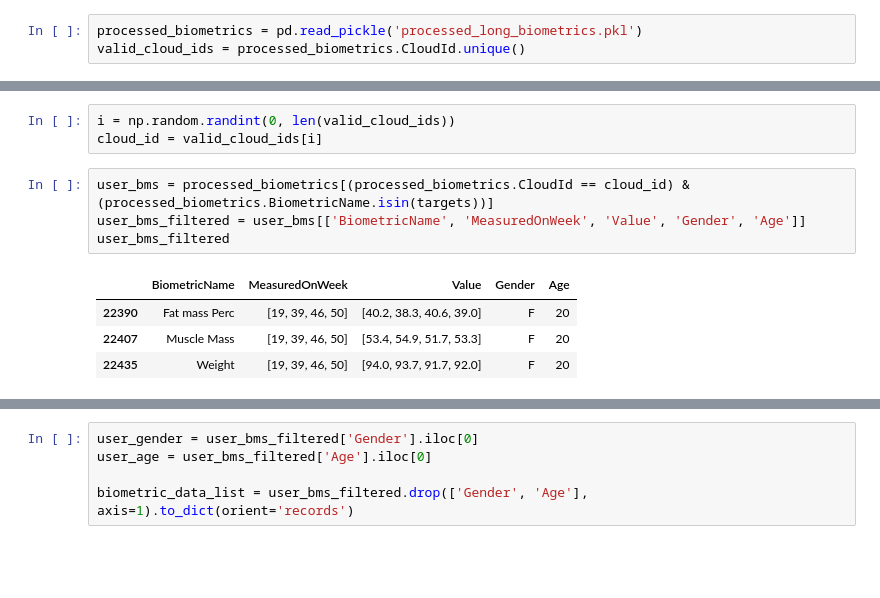
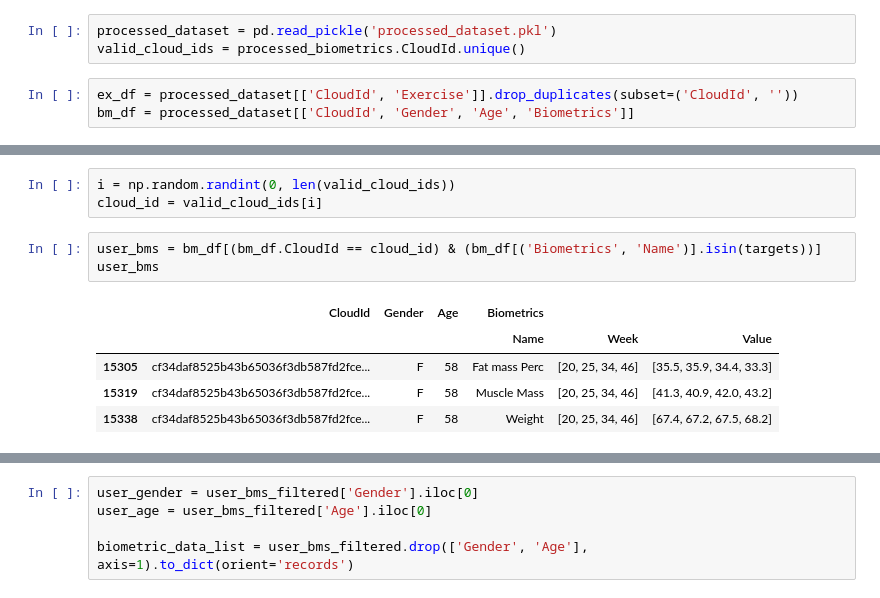
Before and after one commit to ariskoutris/biodash, a Jupyter notebook: forecasting-model/model_training.ipynb, the cells around one changed output, grey strips where cells are left out. Cells and saved outputs as stored; diff of their text form; blank space fills up the shorter version.

```diff
--- a/forecasting-model/model_training.ipynb
+++ b/forecasting-model/model_training.ipynb
@@ -373,19 +480,22 @@ plt.show()
 # %% [markdown]
 # Get a user's data
 # %%
-processed_biometrics = pd.read_pickle('processed_long_biometrics.pkl')
+processed_dataset = pd.read_pickle('processed_dataset.pkl')
 valid_cloud_ids = processed_biometrics.CloudId.unique()
+# %%
+ex_df = processed_dataset[['CloudId', 'Exercise']].drop_duplicates(subset=('CloudId', ''))
+bm_df = processed_dataset[['CloudId', 'Gender', 'Age', 'Biometrics']]
 # %%
 targets = ['Weight', 'Fat mass Perc', 'Muscle Mass', 'HR at Rest']
 # %%
 i = np.random.randint(0, len(valid_cloud_ids))
 cloud_id = valid_cloud_ids[i]
-# %%
-user_bms = processed_biometrics[(processed_biometrics.CloudId == cloud_id) & (processed_biometrics.BiometricName.isin(targets))]
-user_bms_filtered = user_bms[['BiometricName', 'MeasuredOnWeek', 'Value', 'Gender', 'Age']]
-user_bms_filtered
-# %% [output]
-|  | BiometricName | MeasuredOnWeek | Value | Gender | Age |
-| 22390 | Fat mass Perc | [19, 39, 46, 50] | [40.2, 38.3, 40.6, 39.0] | F | 20 |
-| 22407 | Muscle Mass | [19, 39, 46, 50] | [53.4, 54.9, 51.7, 53.3] | F | 20 |
-| 22435 | Weight | [19, 39, 46, 50] | [94.0, 93.7, 91.7, 92.0] | F | 20 |
+# %%
+user_bms = bm_df[(bm_df.CloudId == cloud_id) & (bm_df[('Biometrics', 'Name')].isin(targets))]
+user_bms
+# %% [output]
+|  | CloudId | Gender | Age | Biometrics |  |  |
+|  |  |  |  | Name | Week | Value |
+| 15305 | cf34daf8525b43b65036f3db587fd2fce... | F | 58 | Fat mass Perc | [20, 25, 34, 46] | [35.5, 35.9, 34.4, 33.3] |
+| 15319 | cf34daf8525b43b65036f3db587fd2fce... | F | 58 | Muscle Mass | [20, 25, 34, 46] | [41.3, 40.9, 42.0, 43.2] |
+| 15338 | cf34daf8525b43b65036f3db587fd2fce... | F | 58 | Weight | [20, 25, 34, 46] | [67.4, 67.2, 67.5, 68.2] |
```
Also changed, not shown: parts of 30 cells of this notebook, 11 other files.
